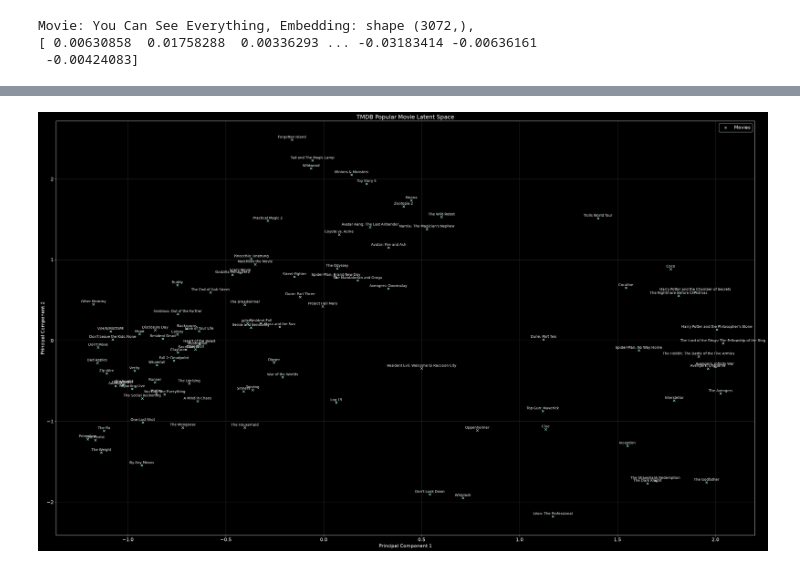
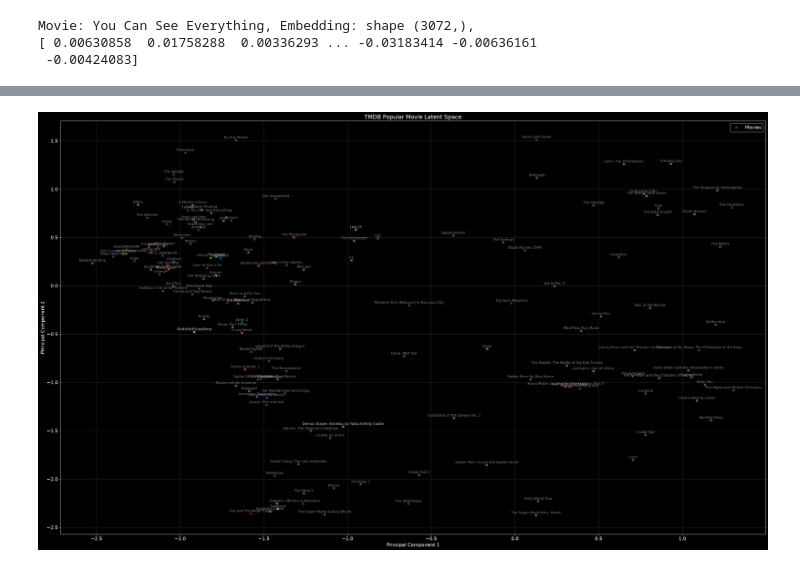
Before and after one commit to DanielJensen0144/movie-clusters, a Jupyter notebook: src/notebooks/embed.ipynb, the cells around one changed output, grey strips where cells are left out. Cells and saved outputs as stored; diff of their text form; code cells hidden in the pictures.

Commit message:
New data pull, updated figures and batched api calls.

```diff
--- a/src/notebooks/embed.ipynb
+++ b/src/notebooks/embed.ipynb
@@ -25,7 +25,8 @@ plt.rcParams.update({
 workdir: /Users/daniel/creative/projects/movie-clusters
 Google GenAI version: 2.33.0
 # %%
-df = pd.read_csv("./src/data/inspect/top-100-popular.csv.gz", compression="gzip"); df
+# df = pd.read_csv("./src/data/inspect/top-100-popular.csv.gz", compression="gzip"); df
+df = pd.read_csv("./src/data/top_rated.csv.gz", compression="gzip"); df
 # %% [output]
 |  | id | title | genres | document |
 | 0 | 969681 | Spider-Man: Brand New Day | Science Fiction, Action, Adventure | Title: Spider-Man: Brand New Day ... |
@@ -124,3 +139,5 @@ array([[ 0.00249047,  0.03379215,  0.00586372, ..., -0.00660918,
+# %%
+embeddings = np.load("./src/data/embeddings.npy")
 # %%
 # plot movie embeddings
 from sklearn.decomposition import PCA
@@ -136,21 +153,22 @@ Explained variance: 11.47%
 # %%
 # scatterplot
-pc1 = embeddings_pca[:,0]
-pc2 = embeddings_pca[:,1]
+n_plot = 150
+pc1 = embeddings_pca[:,0][:n_plot]
+pc2 = embeddings_pca[:,1][:n_plot]
 
 # scatter projected embeddings
-plt.scatter(pc1, pc2, marker="x", label="Movies")
+plt.scatter(pc1, pc2, marker="x", label="Movies", cmap="tab10", c=np.arange(n_plot))
 
 # add movie titles
 for x, y, title in zip(pc1, pc2, df.title.tolist()):
-    plt.annotate(title, (x,y), textcoords="offset points", xytext=(0,5), ha="center", fontsize=10)
+    plt.annotate(title, (x,y), textcoords="offset points", xytext=(0,5), ha="center", fontsize=10, alpha=0.5)
 
 plt.xlabel("Principal Component 1")
 plt.ylabel("Principal Component 2")
 plt.title("TMDB Popular Movie Latent Space")
 plt.legend()
 plt.tight_layout()
 plt.savefig("./src/imgs/popular-movie-latent-space.jpg")
 plt.show()
 # %% [output]
-[figure, old version]
+[figure, new version]
```
Also changed, not shown: parts of 8 cells of this notebook, 5 other files.
